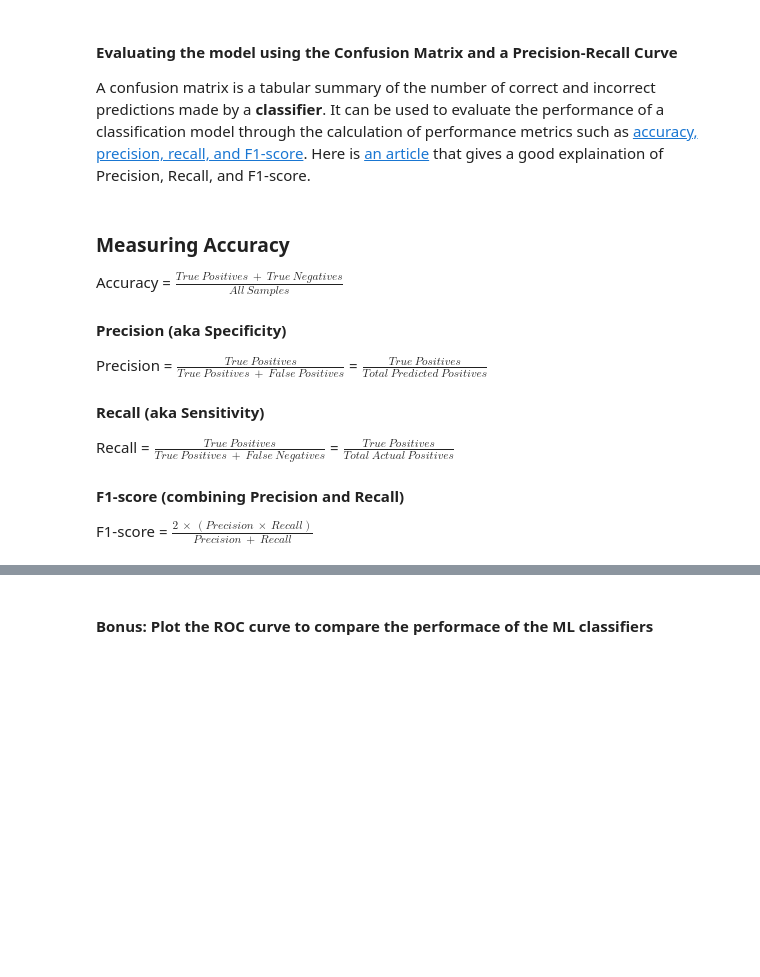
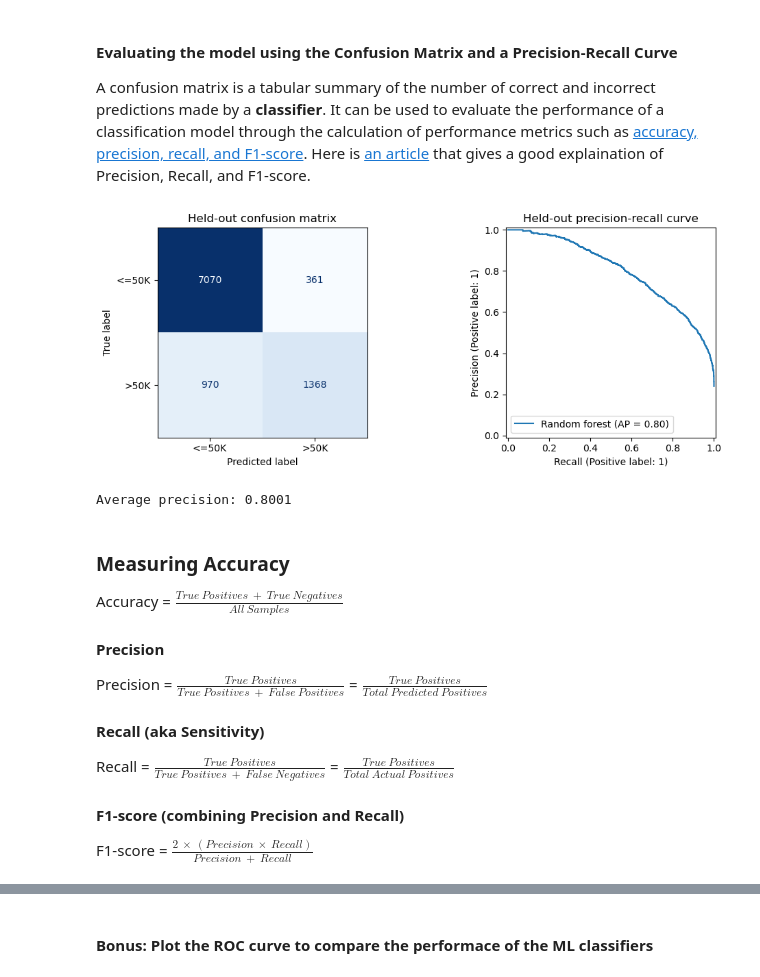
Before and after one commit to satam2/CS133-Data-Vis, a Jupyter notebook: Module07_ML/M08_HW_prep_ml.ipynb, the cells around one changed output, grey strips where cells are left out. Saved outputs shown, nothing was run; the diff lists cells and outputs as text; code cells hidden in the pictures; blank space fills up the shorter version.

```diff
--- a/Module07_ML/M08_HW_prep_ml.ipynb
+++ b/Module07_ML/M08_HW_prep_ml.ipynb
@@ -69,0 +164,17 @@ Think about how you want to handle your numerical and categorical columns. Examp
+# %%
+from sklearn.compose import ColumnTransformer
+from sklearn.impute import SimpleImputer
+from sklearn.pipeline import Pipeline
+from sklearn.preprocessing import OneHotEncoder, StandardScaler
+
+numeric_columns = X_train.select_dtypes(include='number').columns.tolist()
+categorical_columns = X_train.select_dtypes(exclude='number').columns.tolist()
+numeric_pipeline = Pipeline([('imputer', SimpleImputer(strategy='median')),
+                             ('scaler', StandardScaler())])
+categorical_pipeline = Pipeline([('imputer', SimpleImputer(strategy='most_frequent')),
+                                 ('encoder', OneHotEncoder(handle_unknown='ignore'))])
+preprocessor = ColumnTransformer([('numeric', numeric_pipeline, numeric_columns),
+                                  ('categorical', categorical_pipeline, categorical_columns)])
+print(f'{len(numeric_columns)} numeric columns (median imputation and scaling)')
+print(f'{len(categorical_columns)} categorical columns (mode imputation and one-hot encoding)')
+print('Imputers and encoders are fitted within each training fold to prevent leakage.')
@@ -97,0 +256,15 @@ Select one of the regressor models you used. To evaluate the performance of a **
+# %%
+from sklearn.metrics import (accuracy_score, precision_score, recall_score, f1_score,
+                             roc_auc_score, classification_report)
+
+test_predictions = best_model.predict(X_test)
+test_probabilities = best_model.predict_proba(X_test)[:, 1]
+test_metrics = pd.Series({
+    'accuracy': accuracy_score(y_test, test_predictions),
+    'precision': precision_score(y_test, test_predictions),
+    'recall': recall_score(y_test, test_predictions),
+    'f1': f1_score(y_test, test_predictions),
+    'roc_auc': roc_auc_score(y_test, test_probabilities),
+}, name='held_out_test')
+display(test_metrics.round(4).to_frame())
+print(classification_report(y_test, test_predictions, target_names=['<=50K', '>50K']))
@@ -103,9 +296,25 @@ A confusion matrix is a tabular summary of the number of correct and incorrect p
+# %%
+from sklearn.metrics import ConfusionMatrixDisplay, PrecisionRecallDisplay, average_precision_score
+
+fig, axes = plt.subplots(1, 2, figsize=(11, 4))
+ConfusionMatrixDisplay.from_predictions(y_test, test_predictions,
+    display_labels=['<=50K', '>50K'], ax=axes[0], cmap='Blues', colorbar=False)
+axes[0].set_title('Held-out confusion matrix')
+PrecisionRecallDisplay.from_predictions(y_test, test_probabilities, ax=axes[1],
+    name=best_name)
+axes[1].set_title('Held-out precision-recall curve')
+plt.tight_layout()
+plt.show()
+print(f'Average precision: {average_precision_score(y_test, test_probabilities):.4f}')
+# %% [output]
+[figure, added]
+Average precision: 0.8001
 # %% [markdown]
 ### Measuring Accuracy
 
 Accuracy = $\frac{True\ Positives\ +\ True\ Negatives}{All\ Samples}$
 
-#### Precision (aka Specificity)
+#### Precision
 
 Precision = $\frac{True\ Positives}{True\ Positives\ +\ False\ Positives}$
 = $\frac{True\ Positives}{Total\ Predicted\ Positives}$
```
Also changed, not shown: parts of 26 cells of this notebook.
